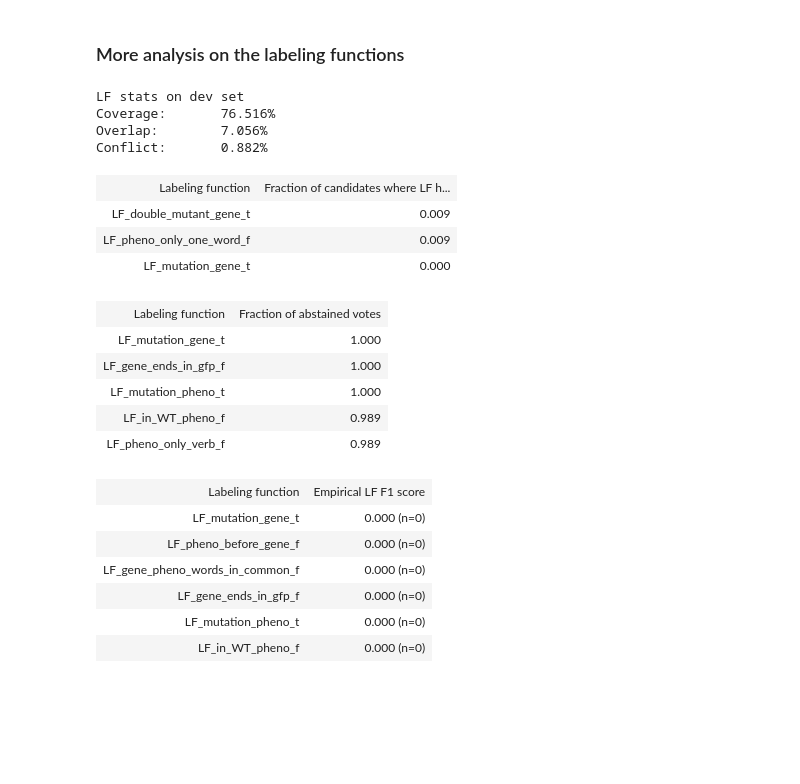
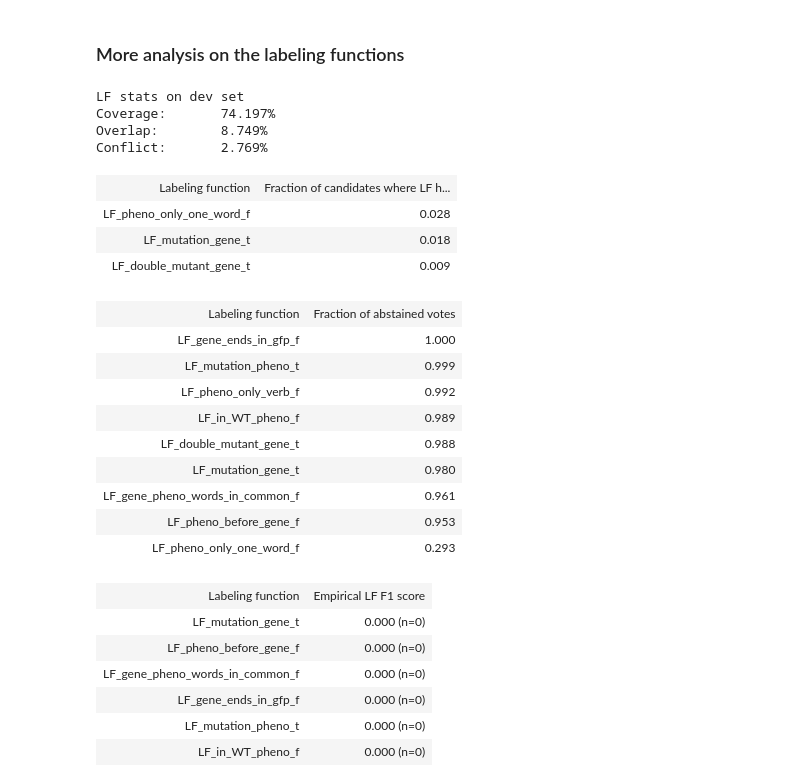
Before and after one commit to ThomasPalomares/ddlite, a Jupyter notebook: examples/GenePhenoArabidopsis.ipynb, the cells around one changed output. Cells and saved outputs as stored; diff of their text form; code cells hidden in the pictures; blank space fills up the shorter version.

Commit message:
fixing issue with labeling function with dependency path

```diff
--- a/examples/GenePhenoArabidopsis.ipynb
+++ b/examples/GenePhenoArabidopsis.ipynb
@@ -151,16 +151,15 @@ Extracted 25686 features for each of 907 mentions
 # %% [markdown]
 We label here a certain amount of sentences that will allow us to evaluate our model.
 # %%
+#Complete random set of gold truth elements, just to make the learning work
 gold = np.zeros((DDL.num_candidates()))
-# gold[np.array([68,69,70,71,72,73,74,75,76,78,79,80,81,82,83,84,85,86,88,89,90,91])] = np.array([
-#      1,1,1,-1,1,-1,-1,1,-1,-1,-1,-1,-1,-1,-1,-1,-1,-1,-1,1,1,1])
-# DDL.set_gold_labels(gold)
-# DDL.set_holdout(p=0.5)
+gold[np.array([68,69,70,71,72,73,74,75,76,78,79,80,81,82,83,84,85,86,88,89,90,91])] = np.array([
+     1,1,1,-1,1,-1,-1,1,-1,-1,-1,-1,-1,-1,-1,-1,-1,-1,-1,1,1,1])
+DDL.set_gold_labels(gold)
+DDL.set_holdout(p=0.5)
 # %%
 #Yellow: gene. Blue: phenotype
 DDL.open_mindtagger(num_sample=200, width='100%', height=1200)
 # %% [output]
 Making sure MindTagger is installed. Hang on!
 [interactive output not drawn]
-# %%
-DDL.add_mindtagger_tags()
@@ -185,10 +187,10 @@ def stopper(r, idx_mention, stop):
 
 #If the word mutation is before gene:
 def LF_mutation_gene_t(r):
-    return 1 if 'mutation' in [r.lemmas[r.dep_parents[i]] for i in r.all_idxs[0]] else 0
+    return 1 if 'mutation' in [r.lemmas[r.dep_parents[i]-1] for i in r.all_idxs[0]] else 0
 #If the word mutation is before pheno:
 def LF_mutation_pheno_t(r):
-    return 1 if 'mutation' in [r.lemmas[r.dep_parents[i]] for i in r.all_idxs[1]] else 0
+    return 1 if 'mutation' in [r.lemmas[r.dep_parents[i]-1] for i in r.all_idxs[1]] else 0
 #If phenotype just before gene, certainly wrong
 def LF_pheno_before_gene_f(r):
     res=False
@@ -244,27 +246,31 @@ DDL.apply_lfs(LFs, clear=True)
 DDL.print_lf_stats()
 # %% [output]
 LF stats on dev set
-Coverage:       76.516%
-Overlap:        7.056%
-Conflict:       0.882%
+Coverage:       74.197%
+Overlap:        8.749%
+Conflict:       2.769%
 # %%
 DDL.plot_lf_stats()
 # %%
 DDL.top_conflict_lfs(n=3)
 # %% [output]
 | Labeling function | Fraction of candidates where LF h... |
+| LF_pheno_only_one_word_f | 0.028 |
+| LF_mutation_gene_t | 0.018 |
 | LF_double_mutant_gene_t | 0.009 |
-| LF_pheno_only_one_word_f | 0.009 |
-| LF_mutation_gene_t | 0.000 |
 # %%
-DDL.lowest_coverage_lfs(n=5)
+DDL.lowest_coverage_lfs(n=15)
 # %% [output]
 | Labeling function | Fraction of abstained votes |
-| LF_mutation_gene_t | 1.000 |
 | LF_gene_ends_in_gfp_f | 1.000 |
-| LF_mutation_pheno_t | 1.000 |
+| LF_mutation_pheno_t | 0.999 |
+| LF_pheno_only_verb_f | 0.992 |
 | LF_in_WT_pheno_f | 0.989 |
-| LF_pheno_only_verb_f | 0.989 |
+| LF_double_mutant_gene_t | 0.988 |
+| LF_mutation_gene_t | 0.980 |
+| LF_gene_pheno_words_in_common_f | 0.961 |
+| LF_pheno_before_gene_f | 0.953 |
+| LF_pheno_only_one_word_f | 0.293 |
 # %%
 DDL.lowest_empirical_f1_lfs(n=10)
 # %% [output]
```
Also changed, not shown: parts of 9 cells of this notebook.
